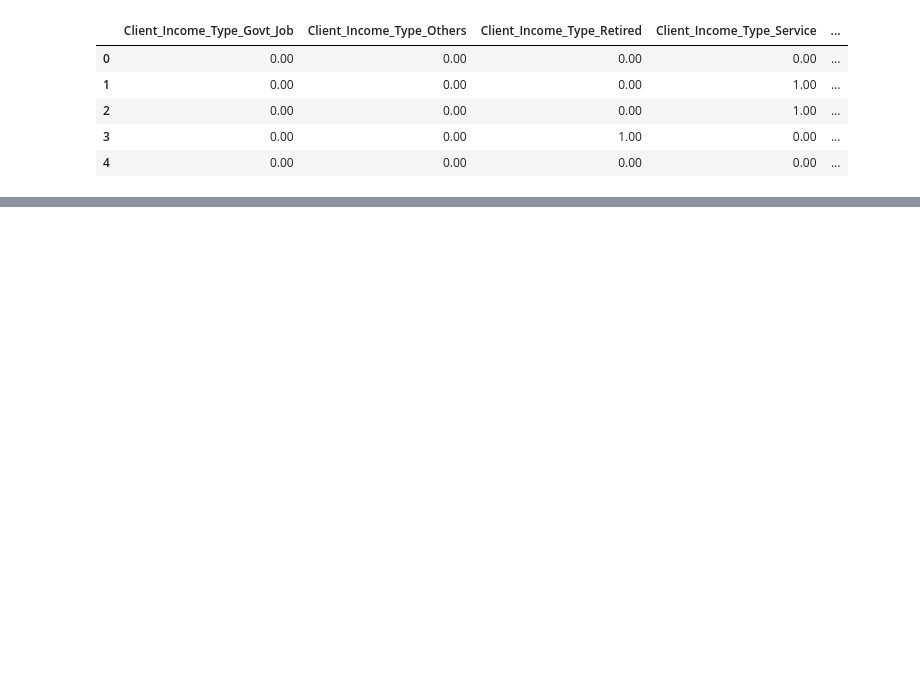
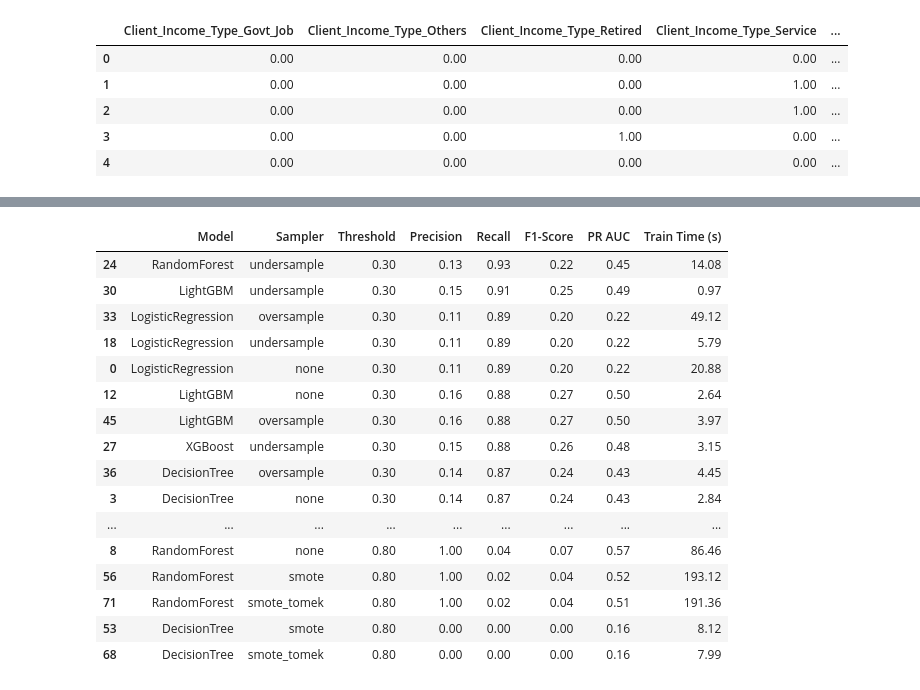
Before and after one commit to Nishant1906/loan-data-analysis, a Jupyter notebook: model-training.ipynb, the cells around one changed output, grey strips where cells are left out. Drawn from its saved outputs; the diff is of its cells as text; code cells hidden in the pictures; blank space fills up the shorter version.

Commit message:
trained the best fit model

```diff
--- a/model-training.ipynb
+++ b/model-training.ipynb
@@ -174,4 +195,6 @@ def evaluate_with_mlflow(model, X_test, y_test, model_name, sampling_method, X_t
 # %%
+
+results = []
 
 X_train_scaled, X_test_scaled, X_train_unscaled, X_test_unscaled, y_train, y_test, scaler = stratified_split_and_scale(
     user_data, target_col='Default'
@@ -194,7 +217,9 @@ for method in resample_methods:
     model.fit(X_res, y_res)
     end = time.time()
     for threshold in thresholds:
-        evaluate_with_mlflow(model, X_test_scaled, y_test, "LogisticRegression", method, X_res, y_res, end - start, threshold)
+        result = evaluate_with_mlflow(model, X_test_scaled, y_test, "LogisticRegression", method, X_res, y_res, end - start, threshold)
+        results.append(result)
+
     # evaluate_with_mlflow(model, X_test_scaled, y_test, "LogisticRegression", method, X_res, y_res, end - start)
 
     # Decision Tree
@@ -204,7 +229,8 @@ for method in resample_methods:
     model.fit(X_res, y_res)
     end = time.time()
     for threshold in thresholds:
-        evaluate_with_mlflow(model, X_test_scaled, y_test, "DecisionTree", method, X_res, y_res, end - start, threshold)
+        result = evaluate_with_mlflow(model, X_test_scaled, y_test, "DecisionTree", method, X_res, y_res, end - start, threshold)
+        results.append(result)
 
     # Random Forest
     X_res, y_res = apply_resampling(X_train_unscaled, y_train, method)
@@ -213,7 +239,8 @@ for method in resample_methods:
     model.fit(X_res, y_res)
     end = time.time()
     for threshold in thresholds:
-        evaluate_with_mlflow(model, X_test_unscaled, y_test, "RandomForest", method, X_res, y_res, end - start, threshold)
+        result = evaluate_with_mlflow(model, X_test_unscaled, y_test, "RandomForest", method, X_res, y_res, end - start, threshold)
+        results.append(result)
 
     # XGBoost
     X_res, y_res = apply_resampling(X_train_unscaled, y_train, method)
@@ -227,7 +254,8 @@ for method in resample_methods:
     model.fit(X_res, y_res)
     end = time.time()
     for threshold in thresholds:
-        evaluate_with_mlflow(model, X_test_unscaled, y_test, "XGBoost", method, X_res, y_res, end - start, threshold)
+        result = evaluate_with_mlflow(model, X_test_unscaled, y_test, "XGBoost", method, X_res, y_res, end - start, threshold)
+        results.append(result)
 
     # LightGBM
     X_res, y_res = apply_resampling(X_train_unscaled, y_train, method)
@@ -240,7 +268,8 @@ for method in resample_methods:
     model.fit(X_res, y_res)
     end = time.time()
     for threshold in thresholds:
-        evaluate_with_mlflow(model, X_test_unscaled, y_test, "LightGBM", method, X_res, y_res, end - start, threshold)
+        result = evaluate_with_mlflow(model, X_test_unscaled, y_test, "LightGBM", method, X_res, y_res, end - start, threshold)
+        results.append(result)
 
     # Balanced Random Forest (only on 'none')
     if method == 'none':
@@ -249,7 +278,8 @@ for method in resample_methods:
         model.fit(X_train_unscaled, y_train)
         end = time.time()
         for threshold in thresholds:
-            evaluate_with_mlflow(model, X_test_unscaled, y_test, "BalancedRandomForest", method, X_train_unscaled, y_train, end - start, threshold)
+            result = evaluate_with_mlflow(model, X_test_unscaled, y_test, "BalancedRandomForest", method, X_train_unscaled, y_train, end - start, threshold)
+            results.append(result)
 # %% [output]
 ============================
 🔄 Sampling: NONE
@@ -301,0 +322,23 @@ You can set `force_col_wise=true` to remove the overhead.
+# %%
+pd.set_option('display.max_rows', 100)
+
+model_comparison_data = pd.DataFrame(results)
+model_comparison_data.sort_values(by=['Recall','F1-Score','PR AUC'], ascending=False)
+# %% [output]
+|  | Model | Sampler | Threshold | Precision | Recall | F1-Score | PR AUC | Train Time (s) |
+| 24 | RandomForest | undersample | 0.30 | 0.13 | 0.93 | 0.22 | 0.45 | 14.08 |
+| 30 | LightGBM | undersample | 0.30 | 0.15 | 0.91 | 0.25 | 0.49 | 0.97 |
+| 33 | LogisticRegression | oversample | 0.30 | 0.11 | 0.89 | 0.20 | 0.22 | 49.12 |
+| 18 | LogisticRegression | undersample | 0.30 | 0.11 | 0.89 | 0.20 | 0.22 | 5.79 |
+| 0 | LogisticRegression | none | 0.30 | 0.11 | 0.89 | 0.20 | 0.22 | 20.88 |
+| 12 | LightGBM | none | 0.30 | 0.16 | 0.88 | 0.27 | 0.50 | 2.64 |
+| 45 | LightGBM | oversample | 0.30 | 0.16 | 0.88 | 0.27 | 0.50 | 3.97 |
+| 27 | XGBoost | undersample | 0.30 | 0.15 | 0.88 | 0.26 | 0.48 | 3.15 |
+| 36 | DecisionTree | oversample | 0.30 | 0.14 | 0.87 | 0.24 | 0.43 | 4.45 |
+| 3 | DecisionTree | none | 0.30 | 0.14 | 0.87 | 0.24 | 0.43 | 2.84 |
+| ... | ... | ... | ... | ... | ... | ... | ... | ... |
+| 8 | RandomForest | none | 0.80 | 1.00 | 0.04 | 0.07 | 0.57 | 86.46 |
+| 56 | RandomForest | smote | 0.80 | 1.00 | 0.02 | 0.04 | 0.52 | 193.12 |
+| 71 | RandomForest | smote_tomek | 0.80 | 1.00 | 0.02 | 0.04 | 0.51 | 191.36 |
+| 53 | DecisionTree | smote | 0.80 | 0.00 | 0.00 | 0.00 | 0.16 | 8.12 |
+| 68 | DecisionTree | smote_tomek | 0.80 | 0.00 | 0.00 | 0.00 | 0.16 | 7.99 |
```
Also changed, not shown: parts of 16 cells of this notebook.
